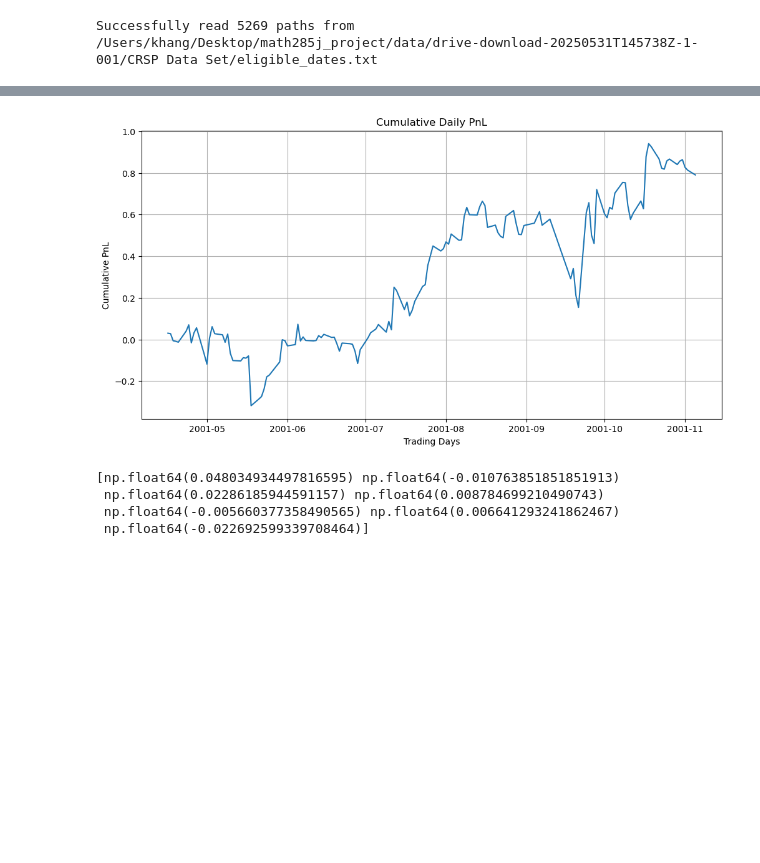
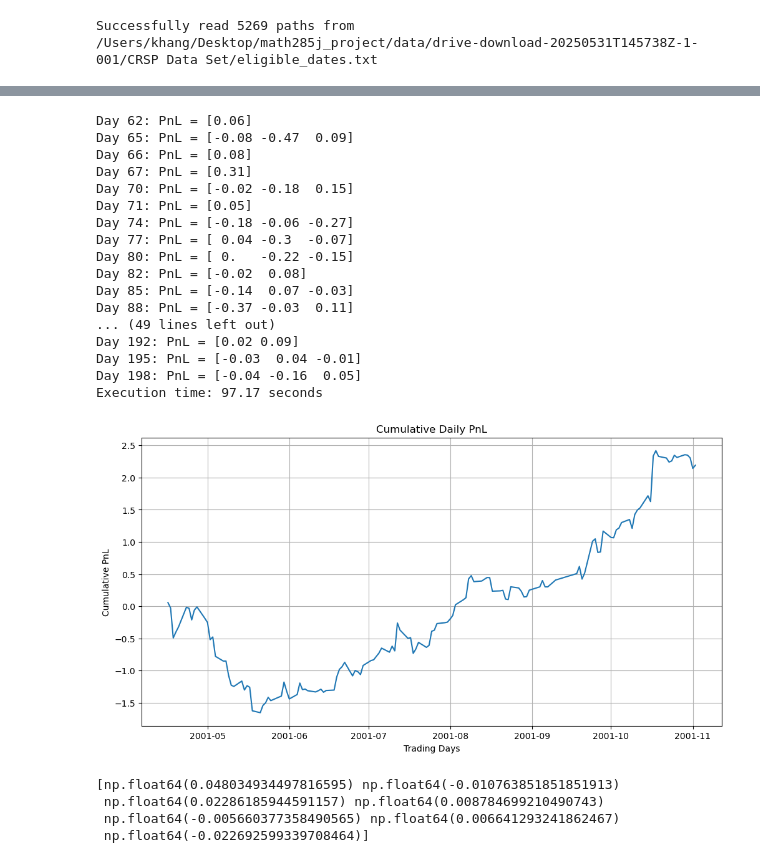
Before and after one commit to khangnguyen275/spectral_clustering_finance, a Jupyter notebook: khang.ipynb, the cells around one changed output, grey strips where cells are left out. Saved outputs shown, nothing was run; the diff lists cells and outputs as text; code cells hidden in the pictures; blank space fills up the shorter version.

```diff
--- a/khang.ipynb
+++ b/khang.ipynb
@@ -81,16 +76,41 @@ Execution time: 89.71 seconds
 # %%
-import matplotlib.pyplot as plt
+start_time = time.time()
+daily_PnL, date = execute_trading_strategy(win_threshold=0.05,
+                                     lookback_window=60,
+                                     lookforward_window=3,
+                                     w=5,
+                                     eligible_dates=eligible_dates,
+                                     weighting_scheme = "linear")
+end_time = time.time()
+print(f"Execution time: {end_time - start_time:.2f} seconds")
+
 cumulative_pnl = np.cumsum(daily_PnL)
-
 plt.figure(figsize=(12, 6))
 plt.plot(date, cumulative_pnl)
 plt.title('Cumulative Daily PnL')
 plt.xlabel('Trading Days')
 plt.ylabel('Cumulative PnL')
 plt.grid(True)
 plt.show()
 # %% [output]
+Day 62: PnL = [0.06]
+Day 65: PnL = [-0.08 -0.47  0.09]
+Day 66: PnL = [0.08]
+Day 67: PnL = [0.31]
+Day 70: PnL = [-0.02 -0.18  0.15]
+Day 71: PnL = [0.05]
+Day 74: PnL = [-0.18 -0.06 -0.27]
+Day 77: PnL = [ 0.04 -0.3  -0.07]
+Day 80: PnL = [ 0.   -0.22 -0.15]
+Day 82: PnL = [-0.02  0.08]
+Day 85: PnL = [-0.14  0.07 -0.03]
+Day 88: PnL = [-0.37 -0.03  0.11]
+... (49 lines left out)
+Day 192: PnL = [0.02 0.09]
+Day 195: PnL = [-0.03  0.04 -0.01]
+Day 198: PnL = [-0.04 -0.16  0.05]
+Execution time: 97.17 seconds
-[figure, old version]
+[figure, new version]
 # %%
 import pandas as pd
 import numpy as np
```
Also changed, not shown: parts of 3 cells of this notebook, 1 other file.
